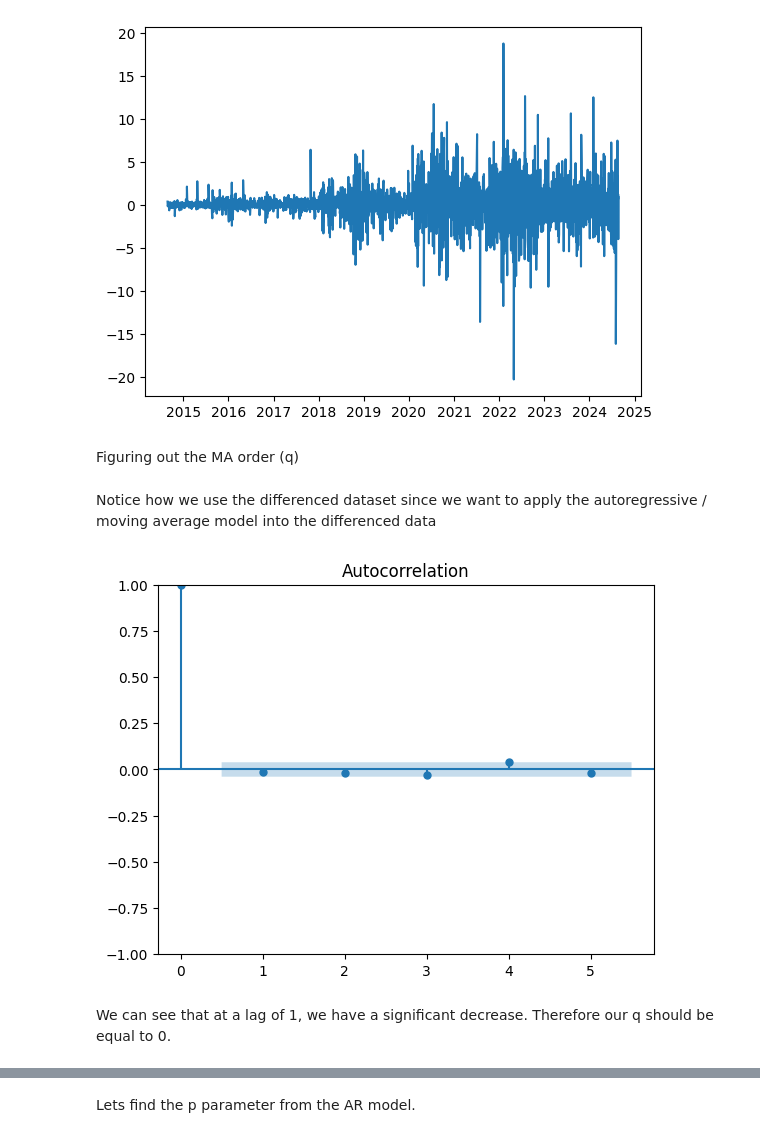
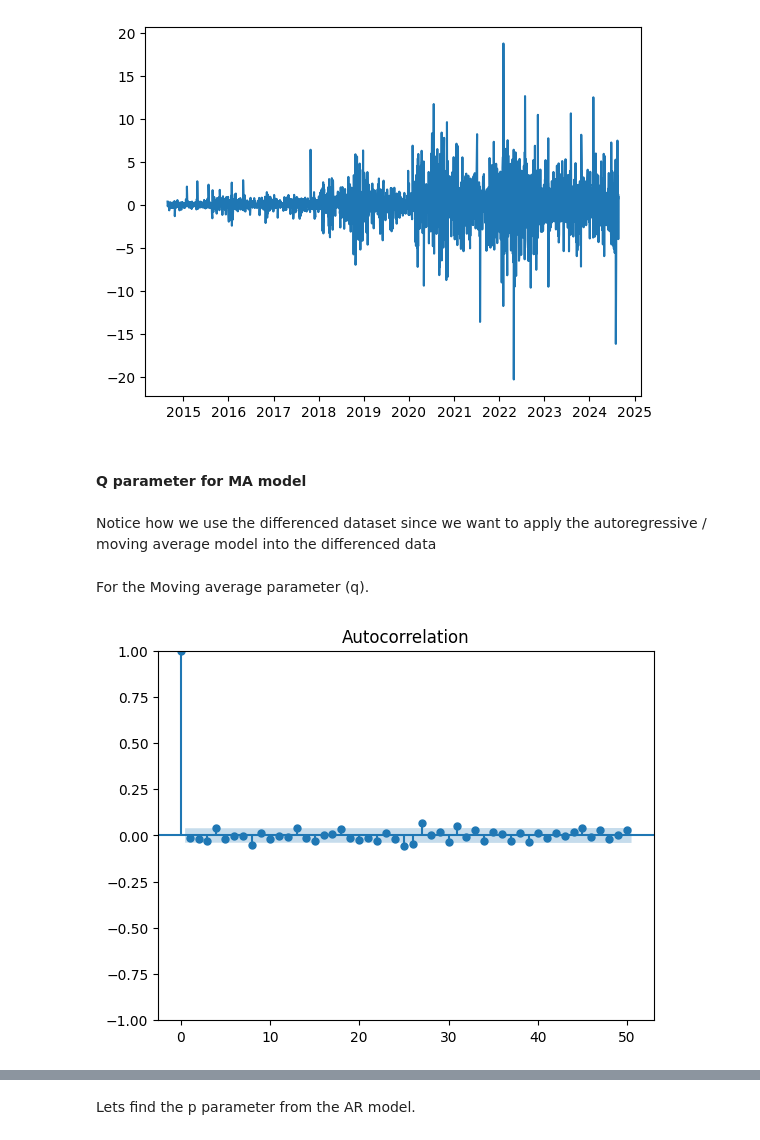
Before and after one commit to Supr9/ARIMA-model, a Jupyter notebook: arima_model.ipynb, the cells around one changed output, grey strips where cells are left out. Drawn from its saved outputs; the diff is of its cells as text; code cells hidden in the pictures.

Commit message:
Fixed parameter order q

```diff
--- a/arima_model.ipynb
+++ b/arima_model.ipynb
@@ -334,7 +334,7 @@ Critical Value (5%)           -2.862702e+00
 Critical Value (10%)          -2.567389e+00
 dtype: float64
 [figure]
-# %% [markdown]
-Figuring out the MA order (q)
+# %% [markdown]
+#### Q parameter for MA model
 # %%
 from statsmodels.graphics.tsaplots import plot_acf, plot_pacf
@@ -341,10 +342,10 @@ from statsmodels.graphics.tsaplots import plot_acf, plot_pacf
 # %% [markdown]
 Notice how we use the differenced dataset since we want to apply the autoregressive / moving average model into the differenced data
+# %% [markdown]
+For the Moving average parameter (q).
 # %%
-plot_acf(diff1[1:], lags = 5)
+plot_acf(diff1[1:], lags = 50)
 # Use plt.show() to not plto two of the same.
 plt.show()
 # %% [output]
-[figure, old version]
+[figure, new version]
-# %% [markdown]
-We can see that at a lag of 1, we have a significant decrease. Therefore our q should be equal to 0.
```
Also changed, not shown: parts of 18 cells of this notebook, 1 other file.
